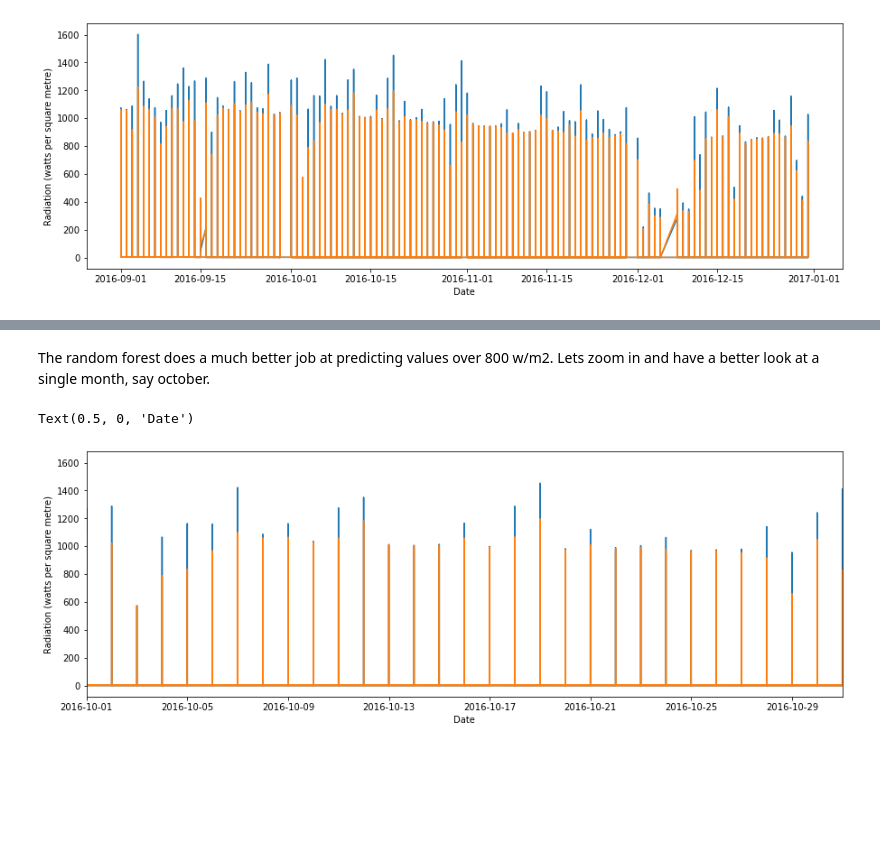
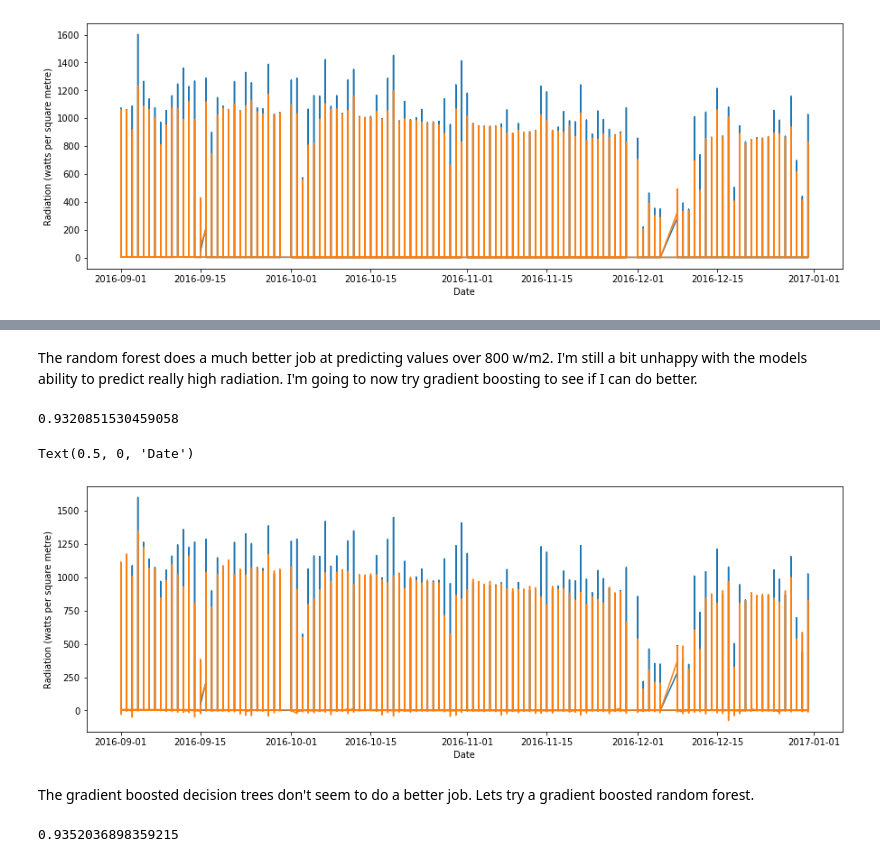
Before and after one commit to lclaxton/Solar_radiation_prediction, a Jupyter notebook: Solar_radiation_prediction.ipynb, the cells around one changed output, grey strips where cells are left out. Drawn from its saved outputs; the diff is of its cells as text; code cells hidden in the pictures; blank space fills up the shorter version.

```diff
--- a/Solar_radiation_prediction.ipynb
+++ b/Solar_radiation_prediction.ipynb
@@ -171,7 +177,7 @@ clf.best_params_
 # %% [output]
 {'max_features': 'auto', 'max_depth': 11}
 # %%
-best_tree = DecisionTreeRegressor(max_features= 'auto', max_depth= 5)
+best_tree = DecisionTreeRegressor(max_features= 'auto', max_depth= 11)
 best_tree.fit(X_train,y_train)
 plt.scatter(y_test,best_tree.predict(X_test))
 # %% [output]
@@ -246,2 +281,2 @@ Text(0.5, 0, 'Date')
 # %% [markdown]
-The random forest does a much better job at predicting values over 800 w/m2. Lets zoom in and have a better look at a single month, say october.
+The random forest does a much better job at predicting values over 800 w/m2. I'm still a bit unhappy with the models ability to predict really high radiation. I'm going to now try gradient boosting to see if I can do better.
@@ -248,10 +285,18 @@ The random forest does a much better job at predicting values over 800 w/m2. Let
+# %%
+XG_trees = XGBRegressor(n_jobs=-1,random_state=42,learning_rate=0.1,n_estimators=250)
+# %%
+XG_trees.fit(X_train,y_train)
+XG_trees.score(X_test, y_test)
+# %% [output]
+0.9320851530459058
 # %%
 plt.figure(figsize=(15,5))
 plt.plot(df.date,df.Radiation)
-plt.plot(df.date,best_RF_pred_y)
-plt.xlim([datetime.date(2016, 10, 1), datetime.date(2016, 10, 31)])
+plt.plot(df.date,XG_trees.predict(scaler.transform(X)))
 plt.ylabel('Radiation (watts per square metre)')
 plt.xlabel('Date')
 # %% [output]
 Text(0.5, 0, 'Date')
-[figure, old version]
+[figure, new version]
+# %% [markdown]
+The gradient boosted decision trees don't seem to do a better job. Lets try a gradient boosted random forest.
@@ -257,0 +305,6 @@ Text(0.5, 0, 'Date')
+# %%
+XGRF_trees = XGBRFRegressor(n_estimators=500, max_depth=100,n_jobs=-1,random_state=42)
+XGRF_trees.fit(X_train,y_train)
+XGRF_trees.score(X_test, y_test)
+# %% [output]
+0.9352036898359215
```
Also changed, not shown: parts of 18 cells of this notebook.
